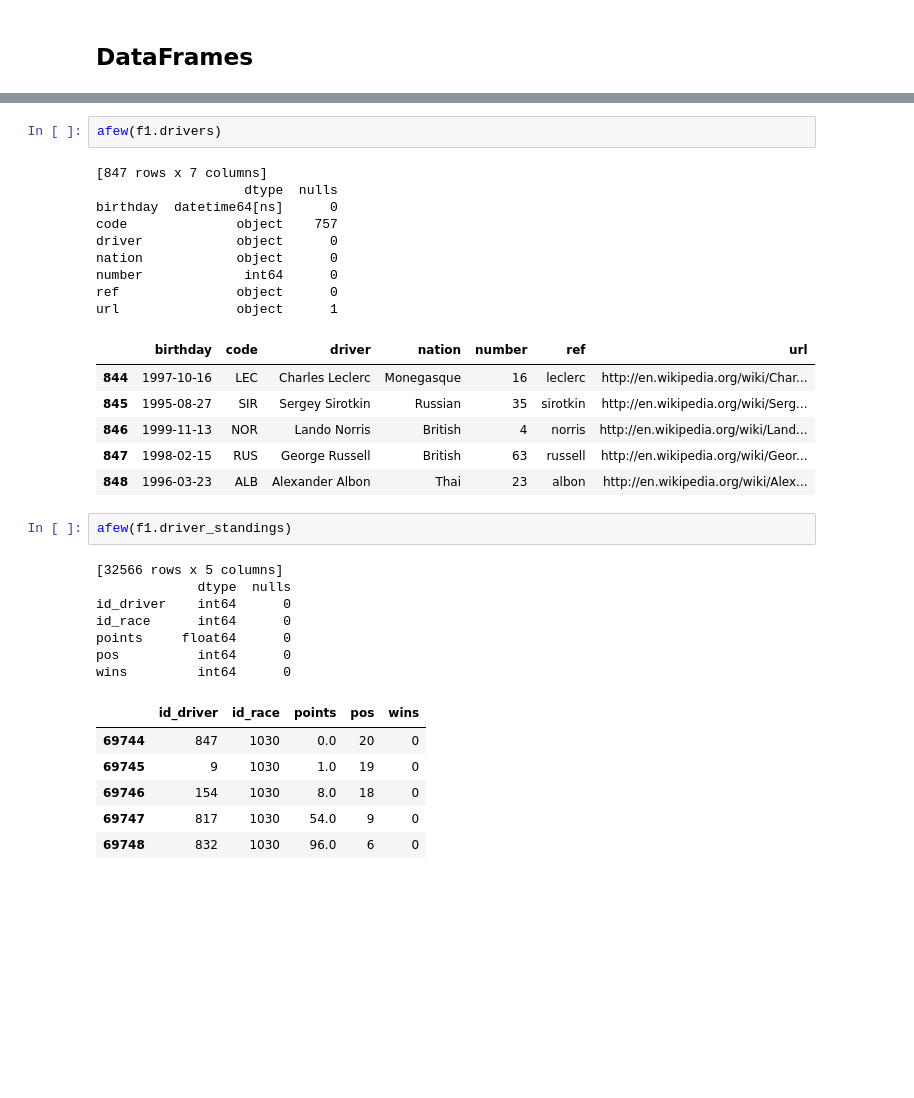
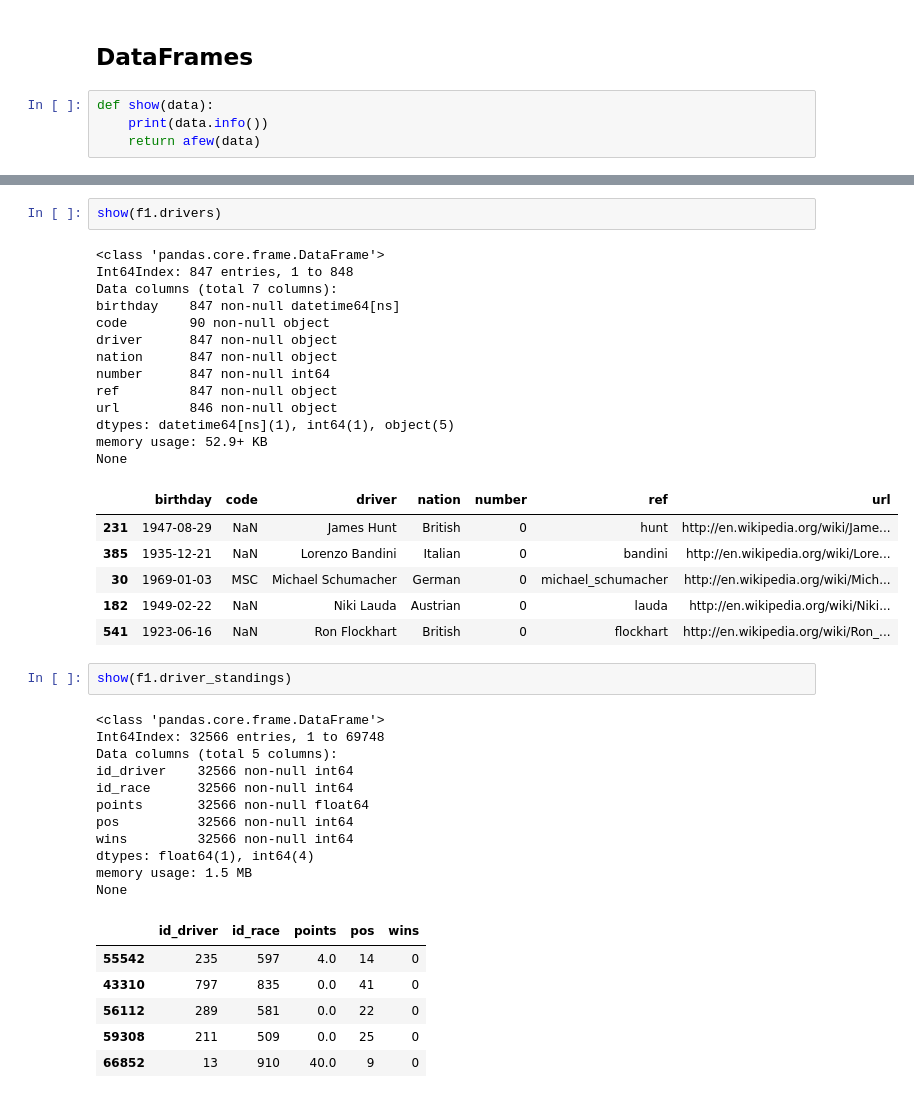
Before and after one commit to samkennerly/brundling, a Jupyter notebook: books/ergast_zip.ipynb, the cells around one changed output, grey strips where cells are left out. Cells and saved outputs as stored; diff of their text form; blank space fills up the shorter version.

```diff
--- a/books/ergast_zip.ipynb
+++ b/books/ergast_zip.ipynb
@@ -47,4 +47,8 @@ f1.status.head()
 Name: status, dtype: object
 # %% [markdown]
 ## DataFrames
+# %%
+def show(data):
+    print(data.info())
+    return afew(data)
 # %%
@@ -68,35 +76,43 @@ url         object      0
 # %%
-afew(f1.drivers)
+show(f1.drivers)
 # %% [output]
-[847 rows x 7 columns]
-                   dtype  nulls
-birthday  datetime64[ns]      0
-code              object    757
-driver            object      0
-nation            object      0
-number             int64      0
-ref               object      0
-url               object      1
+<class 'pandas.core.frame.DataFrame'>
+Int64Index: 847 entries, 1 to 848
+Data columns (total 7 columns):
+birthday    847 non-null datetime64[ns]
+code        90 non-null object
+driver      847 non-null object
+nation      847 non-null object
+number      847 non-null int64
+ref         847 non-null object
+url         846 non-null object
+dtypes: datetime64[ns](1), int64(1), object(5)
+memory usage: 52.9+ KB
+None
 |  | birthday | code | driver | nation | number | ref | url |
-| 844 | 1997-10-16 | LEC | Charles Leclerc | Monegasque | 16 | leclerc | http://en.wikipedia.org/wiki/Char... |
-| 845 | 1995-08-27 | SIR | Sergey Sirotkin | Russian | 35 | sirotkin | http://en.wikipedia.org/wiki/Serg... |
-| 846 | 1999-11-13 | NOR | Lando Norris | British | 4 | norris | http://en.wikipedia.org/wiki/Land... |
-| 847 | 1998-02-15 | RUS | George Russell | British | 63 | russell | http://en.wikipedia.org/wiki/Geor... |
-| 848 | 1996-03-23 | ALB | Alexander Albon | Thai | 23 | albon | http://en.wikipedia.org/wiki/Alex... |
+| 231 | 1947-08-29 | NaN | James Hunt | British | 0 | hunt | http://en.wikipedia.org/wiki/Jame... |
+| 385 | 1935-12-21 | NaN | Lorenzo Bandini | Italian | 0 | bandini | http://en.wikipedia.org/wiki/Lore... |
+| 30 | 1969-01-03 | MSC | Michael Schumacher | German | 0 | michael_schumacher | http://en.wikipedia.org/wiki/Mich... |
+| 182 | 1949-02-22 | NaN | Niki Lauda | Austrian | 0 | lauda | http://en.wikipedia.org/wiki/Niki... |
+| 541 | 1923-06-16 | NaN | Ron Flockhart | British | 0 | flockhart | http://en.wikipedia.org/wiki/Ron_... |
 # %%
-afew(f1.driver_standings)
+show(f1.driver_standings)
 # %% [output]
-[32566 rows x 5 columns]
-             dtype  nulls
-id_driver    int64      0
-id_race      int64      0
-points     float64      0
-pos          int64      0
-wins         int64      0
+<class 'pandas.core.frame.DataFrame'>
+Int64Index: 32566 entries, 1 to 69748
+Data columns (total 5 columns):
+id_driver    32566 non-null int64
+id_race      32566 non-null int64
+points       32566 non-null float64
+pos          32566 non-null int64
+wins         32566 non-null int64
+dtypes: float64(1), int64(4)
+memory usage: 1.5 MB
+None
 |  | id_driver | id_race | points | pos | wins |
-| 69744 | 847 | 1030 | 0.0 | 20 | 0 |
-| 69745 | 9 | 1030 | 1.0 | 19 | 0 |
-| 69746 | 154 | 1030 | 8.0 | 18 | 0 |
-| 69747 | 817 | 1030 | 54.0 | 9 | 0 |
-| 69748 | 832 | 1030 | 96.0 | 6 | 0 |
+| 55542 | 235 | 597 | 4.0 | 14 | 0 |
+| 43310 | 797 | 835 | 0.0 | 41 | 0 |
+| 56112 | 289 | 581 | 0.0 | 22 | 0 |
+| 59308 | 211 | 509 | 0.0 | 25 | 0 |
+| 66852 | 13 | 910 | 40.0 | 9 | 0 |
 # %%
```
Also changed, not shown: parts of 9 cells of this notebook, 2 other files.
